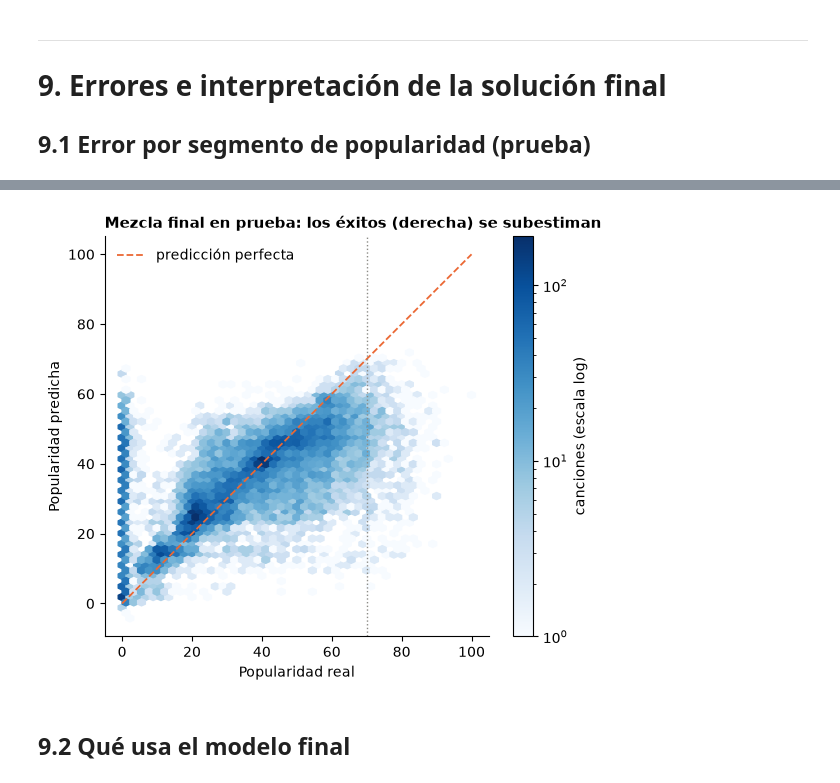
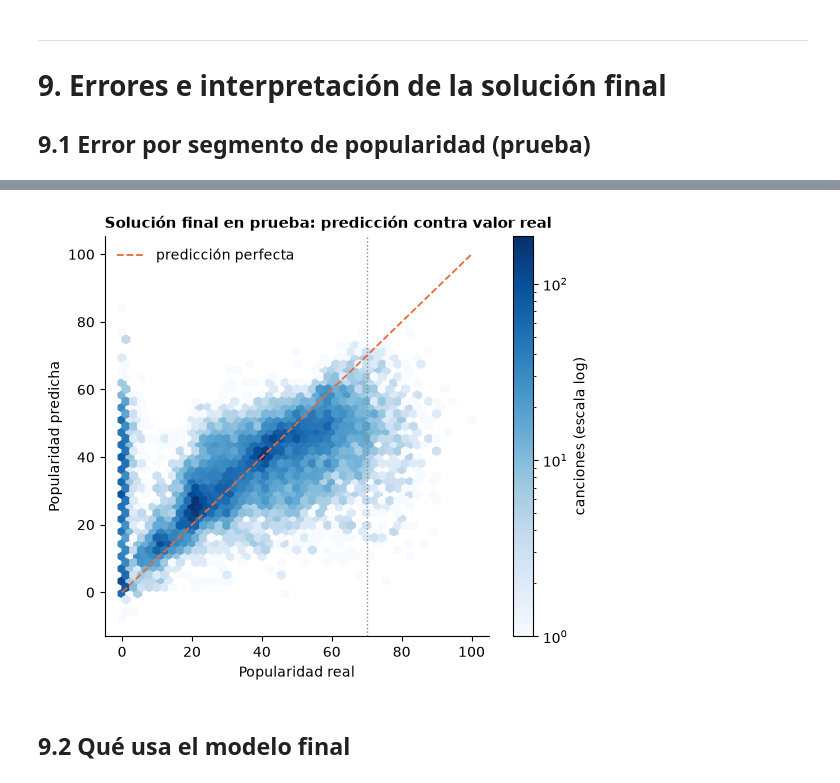
Before and after one commit to crisromero-dev/SpotifyTracks_ML_1101, a Jupyter notebook: ev3/notebook_ev3.ipynb, the cells around one changed output, grey strips where cells are left out. Cells and saved outputs as stored; diff of their text form; code cells hidden in the pictures.

Commit message:
EV3: optimizacion de hiperparametros; ordena data/processed en ev1, ev2 y ev3

```diff
--- a/ev3/notebook_ev3.ipynb
+++ b/ev3/notebook_ev3.ipynb
@@ -515,7 +516,7 @@ XGBoost        |  81 combinaciones | {'max_depth': [2.0, 3.0, 4.0], 'learning_ra
 GRID = {}
 for t in ['ridge', 'xgb', 'rf']:
     busq = GridSearchCV(armar(t), ESPACIO_GRID[t], n_jobs=(4 if t == 'ridge' else 1), **PARAMS_COMUNES)
-    GRID[t] = buscar(f'{t}_grid', busq, DATOS[t])
+    GRID[t] = buscar(f'{t}_grid', busq, XTR[t])
     m, r = mejor(GRID[t]), mejor(RANDOM[t])
     print(f"{NOMBRES[t]:14s} | {len(GRID[t]):3d} combinaciones | búsqueda {GRID[t]['segundos_total'].iloc[0]:.0f} s | "
           f"mejor del Grid: MAE {m['MAE']:.3f}, {int(m['criterios'])} criterios (el Random: MAE {r['MAE']:.3f}, {int(r['criterios'])} criterios)")
@@ -1279,0 +900,6 @@ fig.savefig(IMAGENES / '8_1_candidatos_en_prueba.png', dpi=110, bbox_inches='tig
+# %%
+# ---------- B en la prueba (una sola vez)
+mB = armar('xgb', **OBJ_ABS, **PARAMS_B).fit(XTR['xgb'], y_train)
+FILAS_PRUEBA.append(fila_prueba('XGBoost B: pérdida absoluta', mB.predict(XTR['xgb']), mB.predict(XTE['xgb'])))
+display(UMBRAL_TXT)
+display(pd.DataFrame(FILAS_PRUEBA).set_index('candidato'))
@@ -1296,0 +1162,17 @@ Guardado en models/: modelo_final_ev3.joblib (8 modelos) y modelo_final_ev3.json
+# %%
+# ---------- La solución elegida en 8.2: el XGBoost de pérdida cuadrática que dejó la búsqueda (A), ya entrenado con todo el entrenamiento
+SOLUCION = 'XGBoost de pérdida cuadrática (optimizado)'
+final = AJUSTADOS[('xgb', 'más criterios')]
+joblib.dump({'modelo': final, 'generos': GENEROS,
+             'descripcion': 'XGBRegressor de perdida cuadratica con los hiperparametros que dejo la busqueda. Recibe la tabla xgb de la EV2 '
+                            '(15 variables y track_genre como categoria nativa, con las categorias de la lista generos).'},
+            MODELOS / 'modelo_final_ev3.joblib', compress=('zlib', 6))
+with open(MODELOS / 'modelo_final_ev3.json', 'w', encoding='utf-8') as f:
+    json.dump({'modelo': SOLUCION, 'hiperparametros': {k: nativo(v) for k, v in PARAMS_A.items()}, 'dispositivo': DISPOSITIVO,
+               'metricas_prueba': {k: float(v) for k, v in CAND.loc[('XGBoost', 'optimizado (regla)'), ['R2', 'RMSE', 'MAE', 'brecha_R2', 'MAE_exitos', 'brecha_cuartiles']].items()}},
+              f, ensure_ascii=False, indent=2)
+
+# Comprobación: el modelo guardado, vuelto a leer, da lo mismo en la prueba
+leido = joblib.load(MODELOS / 'modelo_final_ev3.joblib')['modelo']
+print('MAE de prueba del modelo guardado:', round(float(mean_absolute_error(y_test, leido.predict(XTE['xgb']))), 4), '| MAE de prueba medido antes:', round(float(PRUEBA.loc['XGBoost (más criterios)', 'MAE']), 4))
+print('Guardado en models/: modelo_final_ev3.joblib y modelo_final_ev3.json')
@@ -1300,20 +1187,21 @@ Guardado en models/: modelo_final_ev3.joblib (8 modelos) y modelo_final_ev3.json
 
 ## 9.1 Error por segmento de popularidad (prueba)
 # %%
-# ---------- Error por segmento de popularidad: mezcla final contra la línea base (predice siempre la media del entrenamiento) y contra el modelo A solo
-pred = mez_te['A + B: promedio de los dos tipos']
+# ---------- Error por segmento de popularidad: solución final contra la línea base (predice siempre la media del entrenamiento) y contra el XGBoost por defecto
+pred = final.predict(XTE['xgb'])
+pred_def = AJUSTADOS[('xgb', 'defecto')].predict(XTE['xgb'])
 base = np.full(len(y_test), y_train.mean())
 segs = {'Popularidad 0': y_test == 0, 'Popularidad 1 a 69': (y_test > 0) & (y_test < 70), 'Popularidad 70 o más': y_test >= 70}
 filas = []
 for nombre, mask in segs.items():
     filas.append({'segmento': nombre, 'canciones': int(mask.sum()), 'MAE línea base': mean_absolute_error(y_test[mask], base[mask]),
-                  'MAE modelo A solo': mean_absolute_error(y_test[mask], base_te[mask]), 'MAE mezcla final': mean_absolute_error(y_test[mask], pred[mask]),
-                  'sesgo de la mezcla (pred - real)': (pred[mask] - y_test[mask]).mean()})
+                  'MAE XGBoost por defecto': mean_absolute_error(y_test[mask], pred_def[mask]), 'MAE solución final': mean_absolute_error(y_test[mask], pred[mask]),
+                  'sesgo de la solución (pred - real)': (pred[mask] - y_test[mask]).mean()})
 display(pd.DataFrame(filas).set_index('segmento'))
 
 e = np.abs(y_test.values - pred)
-puntos = pd.DataFrame({'error medio (MAE)': [e.mean()], 'error mediano': [np.median(e)], '% con error <= 5 puntos': [(e <= 5).mean() * 100],
-                       '% con error <= 10 puntos': [(e <= 10).mean() * 100], '% con error <= 20 puntos': [(e <= 20).mean() * 100], '% con error > 30 puntos': [(e > 30).mean() * 100]},
-                      index=['mezcla final'])
-display(puntos)
+display(pd.DataFrame({'error medio (MAE)': [e.mean()], 'error mediano': [np.median(e)], '% con error <= 5 puntos': [(e <= 5).mean() * 100],
+                      '% con error <= 10 puntos': [(e <= 10).mean() * 100], '% con error <= 20 puntos': [(e <= 20).mean() * 100], '% con error > 30 puntos': [(e > 30).mean() * 100]},
+                     index=['solución final']))
+print('Éxitos subestimados:', f"{(pred[y_test.values >= 70] < y_test.values[y_test.values >= 70]).mean() * 100:.1f}%", '| canciones de popularidad 0 sobrestimadas:', f"{(pred[y_test.values == 0] > 0).mean() * 100:.1f}%")
 # %% [output]
@@ -1327,15 +1216,15 @@ display(puntos)
 # %%
 # ---------- Figura: predicción contra valor real (los éxitos quedan por debajo de la diagonal)
 fig, ax = plt.subplots(figsize=(6.2, 5.2))
 hb = ax.hexbin(y_test, pred, gridsize=45, cmap='Blues', mincnt=1, bins='log')
 ax.plot([0, 100], [0, 100], color='#eb6834', linestyle='--', linewidth=1.3, label='predicción perfecta')
 ax.axvline(CORTE_EXITO, color='#8c8b86', linestyle=':', linewidth=1)
 ax.set_xlabel('Popularidad real'); ax.set_ylabel('Popularidad predicha')
-ax.set_title('Mezcla final en prueba: los éxitos (derecha) se subestiman', loc='left', fontsize=10.5, fontweight='bold')
+ax.set_title('Solución final en prueba: predicción contra valor real', loc='left', fontsize=10.5, fontweight='bold')
 ax.legend(frameon=False, loc='upper left'); fig.colorbar(hb, label='canciones (escala log)')
 for lado in ['top', 'right']: ax.spines[lado].set_visible(False)
 fig.savefig(IMAGENES / '9_1_prediccion_contra_real.png', dpi=110, bbox_inches='tight'); plt.show()
 # %% [output]
-[figure, old version]
+[figure, new version]
 # %% [markdown]
 ## 9.2 Qué usa el modelo final
```
Also changed, not shown: parts of 158 cells of this notebook, 59 other files.
